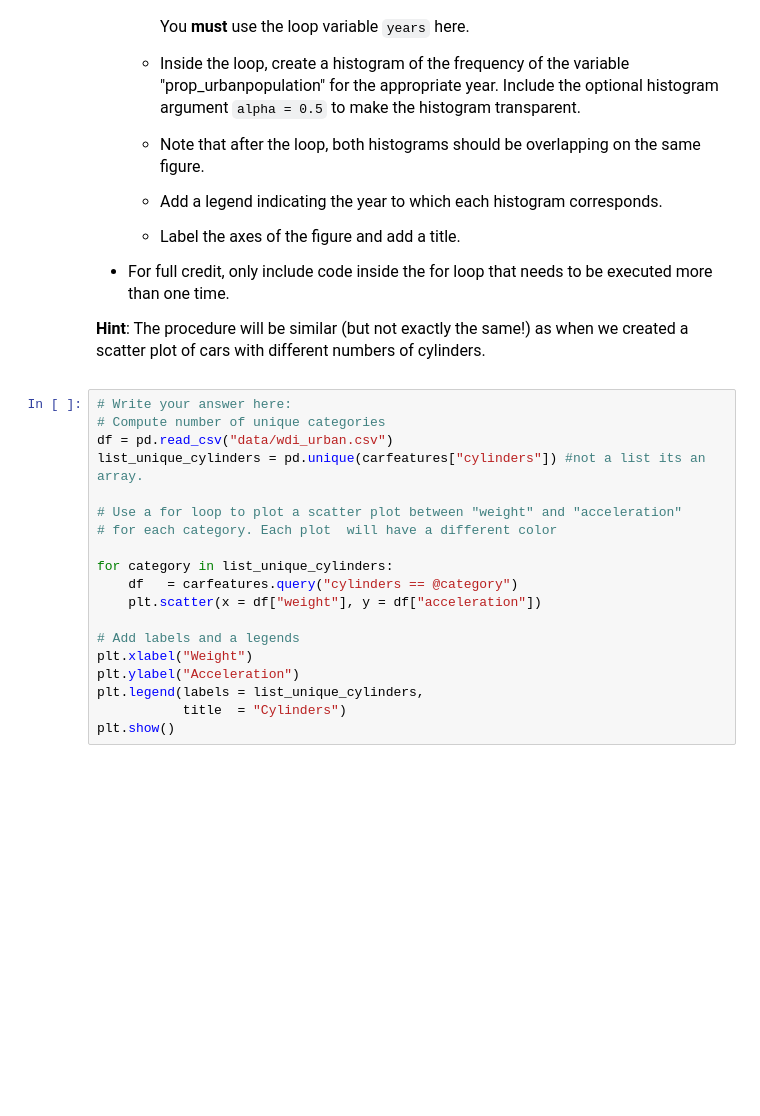
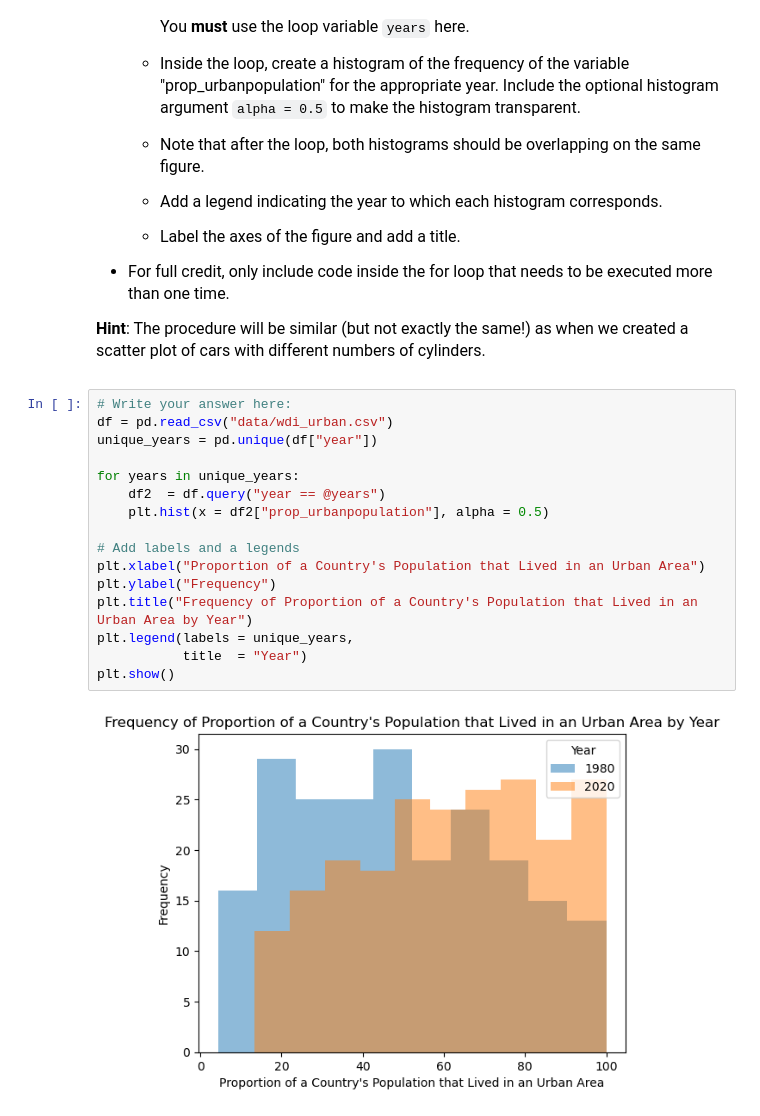
Before and after one commit to ArroyoAbby/datasci151spring2026, a Jupyter notebook: _assignments/assignment_7/Assignment7 copy.ipynb, the cells around one changed output. Cells and saved outputs as stored; diff of their text form; blank space fills up the shorter version.

```diff
--- a/_assignments/assignment_7/Assignment7 copy.ipynb
+++ b/_assignments/assignment_7/Assignment7 copy.ipynb
@@ -138,22 +163,21 @@ print(num_tall)
 - For full credit, only include code inside the for loop that needs to be executed more than one time.
 
 **Hint**: The procedure will be similar (but not exactly the same!) as when we created a scatter plot of cars with different numbers of cylinders.
-# %%
-# Write your answer here:
-# Compute number of unique categories
-df = pd.read_csv("data/wdi_urban.csv")
-list_unique_cylinders = pd.unique(carfeatures["cylinders"]) #not a list its an array.
-
-# Use a for loop to plot a scatter plot between "weight" and "acceleration"
-# for each category. Each plot  will have a different color
-
-for category in list_unique_cylinders:
-    df   = carfeatures.query("cylinders == @category")
-    plt.scatter(x = df["weight"], y = df["acceleration"])
-
-# Add labels and a legends
-plt.xlabel("Weight")
-plt.ylabel("Acceleration")
-plt.legend(labels = list_unique_cylinders,
-           title  = "Cylinders")
-plt.show()
+# %%
+# Write your answer here:
+df = pd.read_csv("data/wdi_urban.csv")
+unique_years = pd.unique(df["year"])
+
+for years in unique_years:
+    df2  = df.query("year == @years")
+    plt.hist(x = df2["prop_urbanpopulation"], alpha = 0.5)
+
+# Add labels and a legends
+plt.xlabel("Proportion of a Country's Population that Lived in an Urban Area")
+plt.ylabel("Frequency")
+plt.title("Frequency of Proportion of a Country's Population that Lived in an Urban Area by Year")
+plt.legend(labels = unique_years,
+           title  = "Year")
+plt.show()
+# %% [output]
+[figure, added]
```
Also changed, not shown: parts of 7 cells of this notebook.
